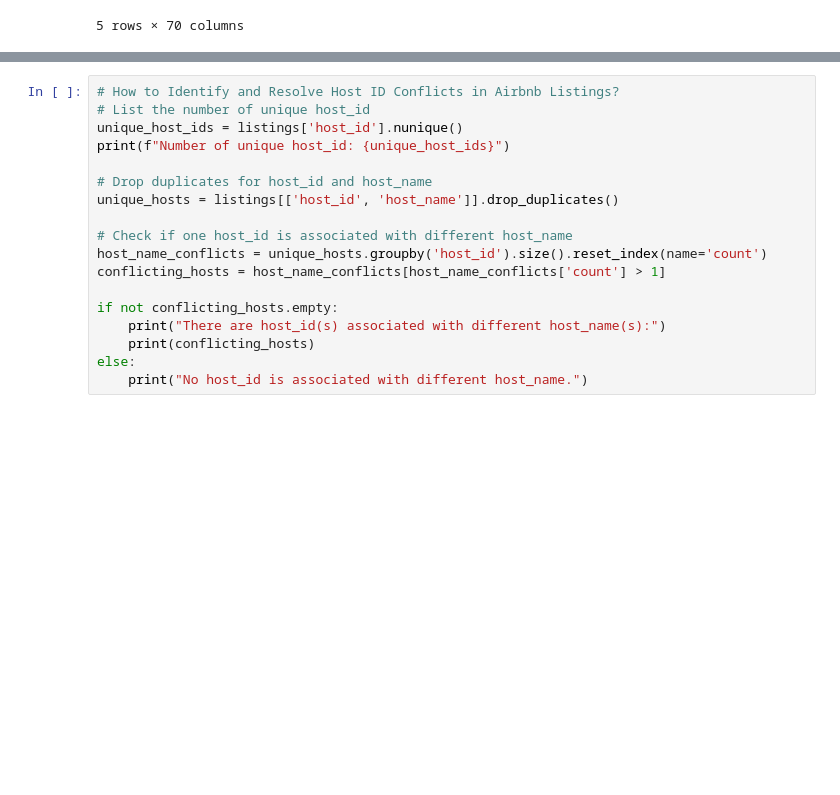
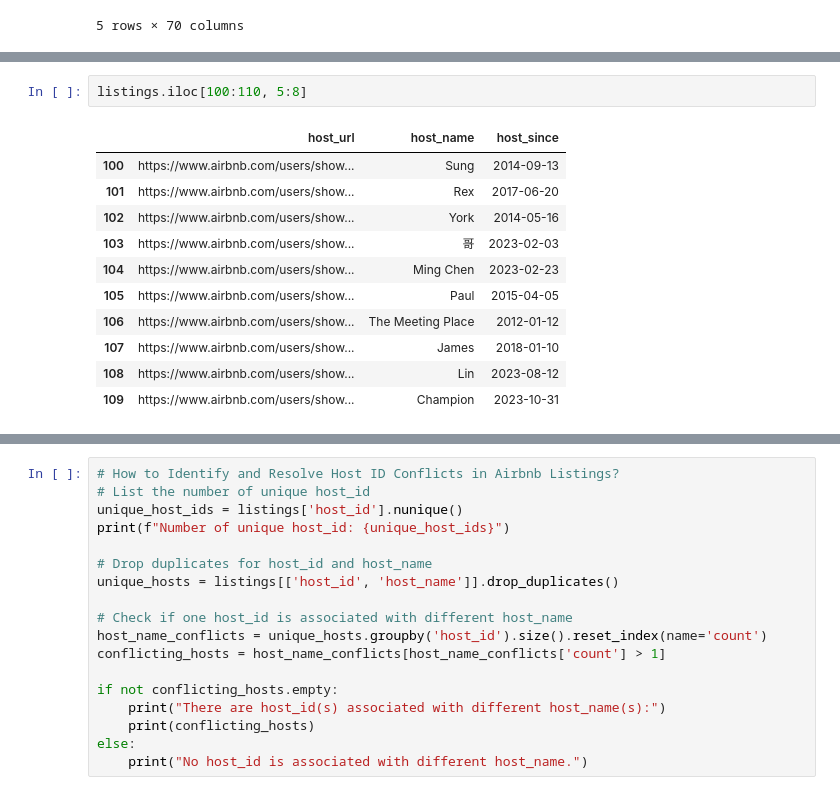
Before and after one commit to tjwei/DataScienceSoftware2024, a Jupyter notebook: 03-pands/explore_airbnb.ipynb, the cells around one changed output, grey strips where cells are left out. Saved outputs shown, nothing was run; the diff lists cells and outputs as text; blank space fills up the shorter version.

```diff
--- a/03-pands/explore_airbnb.ipynb
+++ b/03-pands/explore_airbnb.ipynb
@@ -229,2 +269,16 @@ listings.head()
+# %%
+listings.iloc[100:110, 5:8]
+# %% [output]
+|  | host_url | host_name | host_since |
+| 100 | https://www.airbnb.com/users/show... | Sung | 2014-09-13 |
+| 101 | https://www.airbnb.com/users/show... | Rex | 2017-06-20 |
+| 102 | https://www.airbnb.com/users/show... | York | 2014-05-16 |
+| 103 | https://www.airbnb.com/users/show... | 哥 | 2023-02-03 |
+| 104 | https://www.airbnb.com/users/show... | Ming Chen | 2023-02-23 |
+| 105 | https://www.airbnb.com/users/show... | Paul | 2015-04-05 |
+| 106 | https://www.airbnb.com/users/show... | The Meeting Place | 2012-01-12 |
+| 107 | https://www.airbnb.com/users/show... | James | 2018-01-10 |
+| 108 | https://www.airbnb.com/users/show... | Lin | 2023-08-12 |
+| 109 | https://www.airbnb.com/users/show... | Champion | 2023-10-31 |
 # %%
 # who has most number of listings
```
Also changed, not shown: parts of 25 cells of this notebook, 3 other files.
